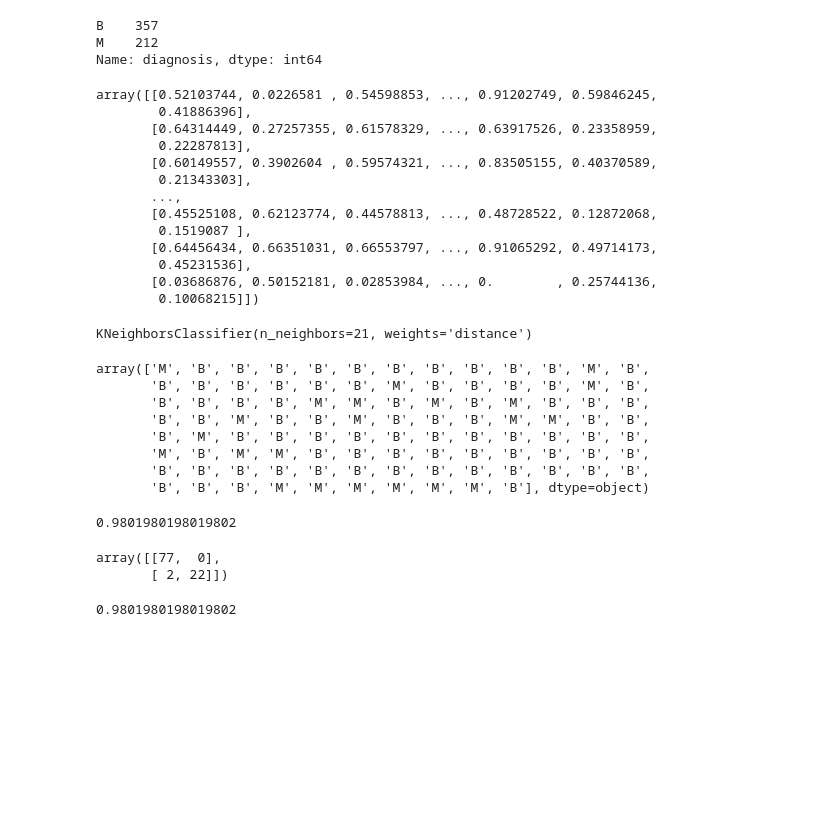
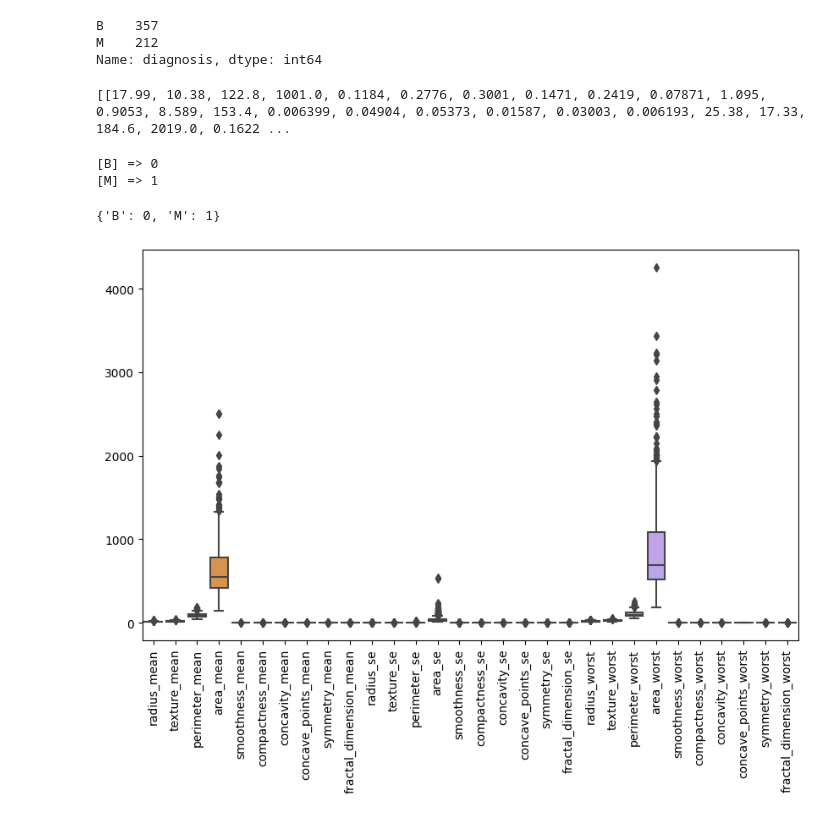
Before and after one commit to Luis4nge1/S5_Data_Mining_KNN, a Jupyter notebook: s5_knn.ipynb, the cells around one changed output. Cells and saved outputs as stored; diff of their text form; code cells hidden in the pictures; blank space fills up the shorter version.

```diff
--- a/s5_knn.ipynb
+++ b/s5_knn.ipynb
@@ -10,2 +9,3 @@ import pickle
 # %%
 df = pd.read_csv("dataset.csv")
+data = df
@@ -35,0 +36,6 @@ y=df.diagnosis
+# %%
+df = df.values.tolist()
+df = [fila[1:] for fila in df]
+print(df)
+# %% [output]
+[[17.99, 10.38, 122.8, 1001.0, 0.1184, 0.2776, 0.3001, 0.1471, 0.2419, 0.07871, 1.095, 0.9053, 8.589, 153.4, 0.006399, 0.04904, 0.05373, 0.01587, 0.03003, 0.006193, 25.38, 17.33, 184.6, 2019.0, 0.1622 ...
@@ -36,18 +53,18 @@ y=df.diagnosis
+# %%
+str_column_to_int(df, len(df[0])-1)
+# %% [output]
+[B] => 0
+[M] => 1
+{'B': 0, 'M': 1}
+# %%
+data = data.iloc[:,1:]
+data = data.iloc[:,:-1]
+# %%
+plt.figure(figsize = (10, 6))
+sns.boxplot (data = data)
+plt.xticks(rotation = 90);
+# %% [output]
+[figure, added]
 # %%
 scaler = MinMaxScaler ()
-X_scaled = scaler.fit_transform(x)
-X_scaled
+X_scaled = scaler.fit_transform(data)
-# %% [output]
-array([[0.52103744, 0.0226581 , 0.54598853, ..., 0.91202749, 0.59846245,
-        0.41886396],
-       [0.64314449, 0.27257355, 0.61578329, ..., 0.63917526, 0.23358959,
-        0.22287813],
-       [0.60149557, 0.3902604 , 0.59574321, ..., 0.83505155, 0.40370589,
-        0.21343303],
-       ...,
-       [0.45525108, 0.62123774, 0.44578813, ..., 0.48728522, 0.12872068,
-        0.1519087 ],
-       [0.64456434, 0.66351031, 0.66553797, ..., 0.91065292, 0.49714173,
-        0.45231536],
-       [0.03686876, 0.50152181, 0.02853984, ..., 0.        , 0.25744136,
-        0.10068215]])
@@ -59,26 +70,0 @@ y_test_true = y[468:]
-# %%
-knn = KNeighborsClassifier (n_neighbors=21, weights='distance')
-knn.fit(X_train, y_train_true)
-# %% [output]
-KNeighborsClassifier(n_neighbors=21, weights='distance')
-# %%
-y_test_pred = knn.predict(X_test)
-y_test_pred
-# %% [output]
-array(['M', 'B', 'B', 'B', 'B', 'B', 'B', 'B', 'B', 'B', 'B', 'M', 'B',
-       'B', 'B', 'B', 'B', 'B', 'B', 'M', 'B', 'B', 'B', 'B', 'M', 'B',
-       'B', 'B', 'B', 'B', 'M', 'M', 'B', 'M', 'B', 'M', 'B', 'B', 'B',
-       'B', 'B', 'M', 'B', 'B', 'M', 'B', 'B', 'B', 'M', 'M', 'B', 'B',
-       'B', 'M', 'B', 'B', 'B', 'B', 'B', 'B', 'B', 'B', 'B', 'B', 'B',
-       'M', 'B', 'M', 'M', 'B', 'B', 'B', 'B', 'B', 'B', 'B', 'B', 'B',
-       'B', 'B', 'B', 'B', 'B', 'B', 'B', 'B', 'B', 'B', 'B', 'B', 'B',
-       'B', 'B', 'B', 'M', 'M', 'M', 'M', 'M', 'M', 'B'], dtype=object)
-# %%
-knn.score(X_test,y_test_true)
-# %% [output]
-0.9801980198019802
-# %%
-confusion_matrix(y_test_true, y_test_pred)
-# %% [output]
-array([[77,  0],
-       [ 2, 22]])
@@ -87,4 +70,0 @@ rate = (confusion_matrix(y_test_true, y_test_pred)[0][0]+confusion_matrix(y_test
-# %%
-rate
-# %% [output]
-0.9801980198019802
```
Also changed, not shown: parts of 26 cells of this notebook.
